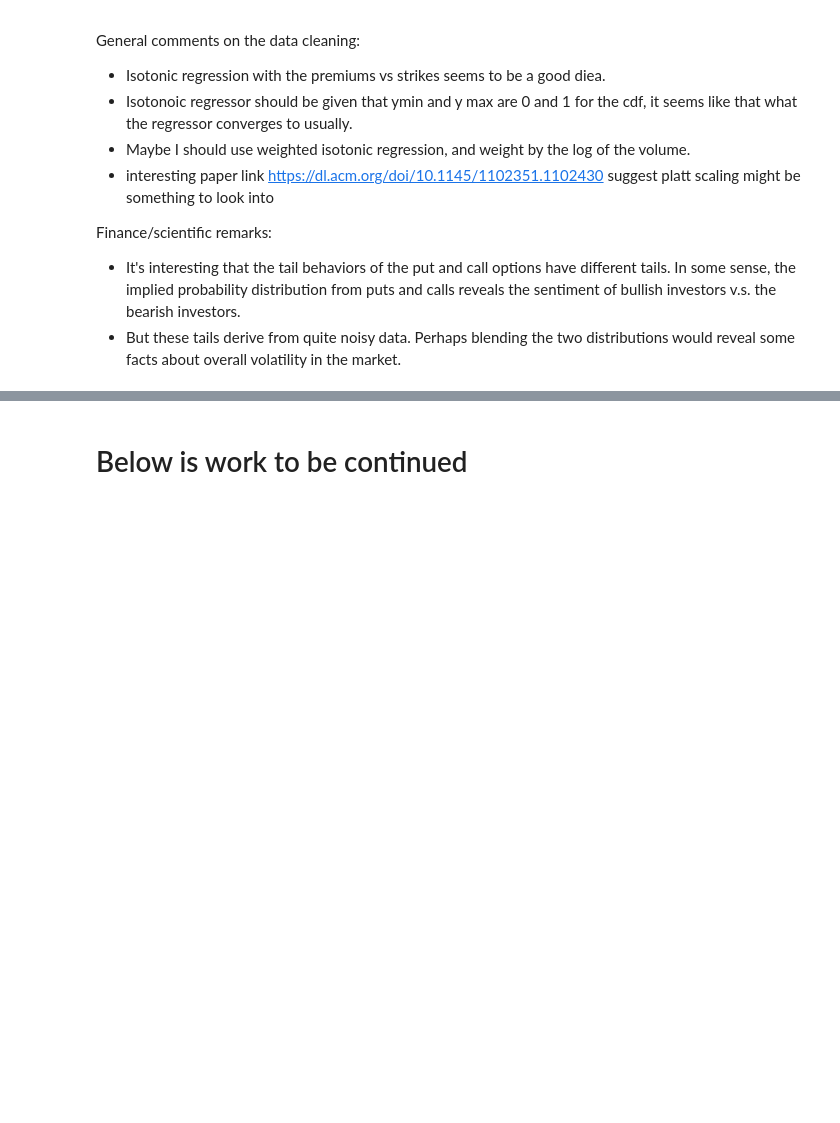
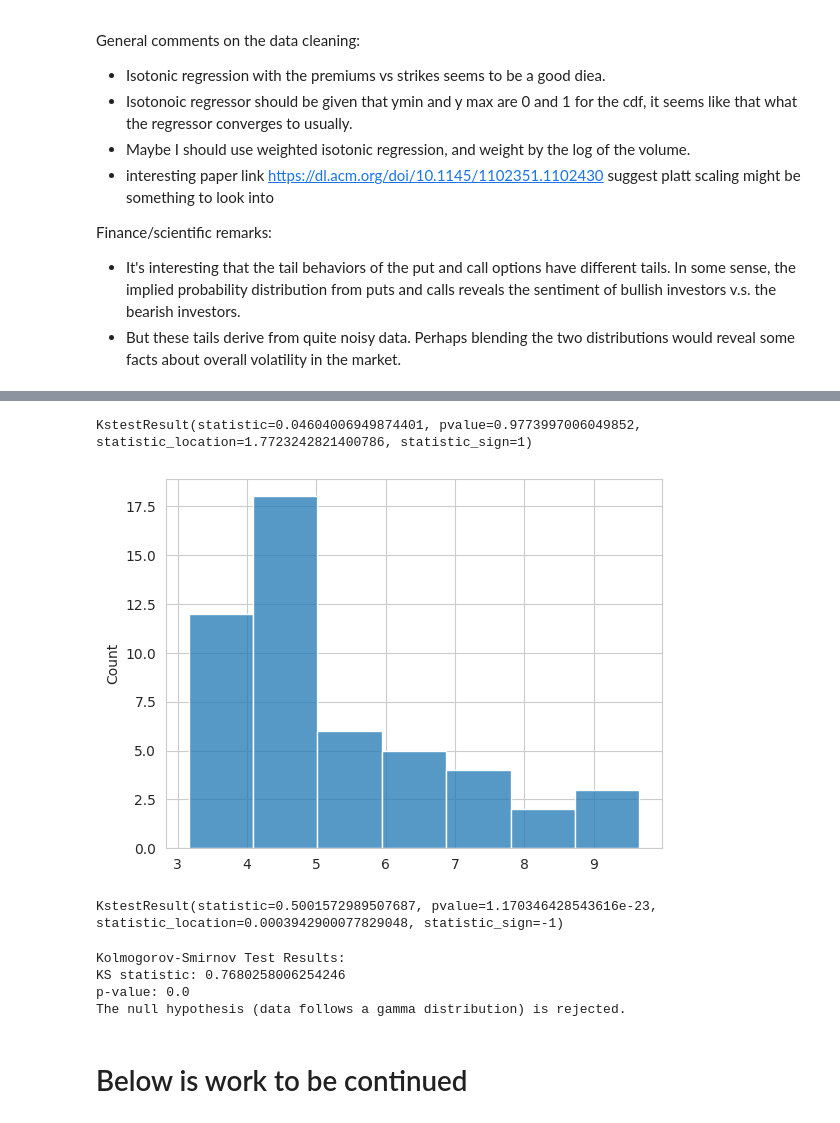
Before and after one commit to FlyingCurryMonster/JPY-equities, a Jupyter notebook: implied-probability-distributions.ipynb, the cells around one changed output, grey strips where cells are left out. Saved outputs shown, nothing was run; the diff lists cells and outputs as text; code cells hidden in the pictures; blank space fills up the shorter version.

```diff
--- a/implied-probability-distributions.ipynb
+++ b/implied-probability-distributions.ipynb
@@ -401,3 +534,73 @@ Finance/scientific remarks:
+# %%
+sample_data = gamma.rvs(a=2, loc=3, size = 50)
+fig, ax =plt.subplots(); sns.histplot(sample_data)
+kstest(
+    # rvs=call_df.cdf_clean.dropna(),
+    rvs=np.sort(sample_data),
+    # cdf='gamma',
+    cdf = gamma.cdf,
+    args = (2,),
+    N = len(sample_data),
+)
+
+
+
+sample = gamma.rvs(a=15.5, loc=0, scale=1./7, size=100)
+kstest(sample, 'gamma', args=(15.5, 0, 1./7))
+# %% [output]
+KstestResult(statistic=0.04604006949874401, pvalue=0.9773997006049852, statistic_location=1.7723242821400786, statistic_sign=1)
+[figure, added]
+# %%
+import numpy as np
+
+from scipy import stats
+
+rng = np.random.default_rng()
+
+stats.kstest(stats.uniform.rvs(size=100, random_state=rng),
+
+             stats.norm.cdf)
+# %% [output]
+KstestResult(statistic=0.5001572989507687, pvalue=1.170346428543616e-23, statistic_location=0.0003942900077829048, statistic_sign=-1)
+# %%
+import numpy as np
+from scipy.stats import gamma, kstest
+
+# Parameters for the gamma distribution
+shape = 2.0
+scale = 2.0
+
+# Generate random samples from a normal distribution
+np.random.seed(42)  # for reproducibility
+sample_size = 1000
+data = np.random.normal(loc=0, scale=1, size=sample_size)
+
+# Generate random samples from the gamma distribution
+gamma_samples = gamma.rvs(shape, scale=scale, size=sample_size)
+
+# Sort the data and the generated gamma samples
+data_sorted = np.sort(data)
+gamma_sorted = np.sort(gamma_samples)
+
+# Perform the KS test
+ks_statistic, p_value = kstest(data_sorted, 'gamma', args=(shape, 0, scale))
+
+# Print the results
+print("Kolmogorov-Smirnov Test Results:")
+print("KS statistic:", ks_statistic)
+print("p-value:", p_value)
+
+# Interpret the results
+alpha = 0.05
+if p_value > alpha:
+    print("The null hypothesis (data follows a gamma distribution) cannot be rejected.")
+else:
+    print("The null hypothesis (data follows a gamma distribution) is rejected.")
+# %% [output]
+Kolmogorov-Smirnov Test Results:
+KS statistic: 0.7680258006254246
+p-value: 0.0
+The null hypothesis (data follows a gamma distribution) is rejected.
 # %% [markdown]
 # Below is work to be continued
 # %%
```
Also changed, not shown: parts of 13 cells of this notebook.
